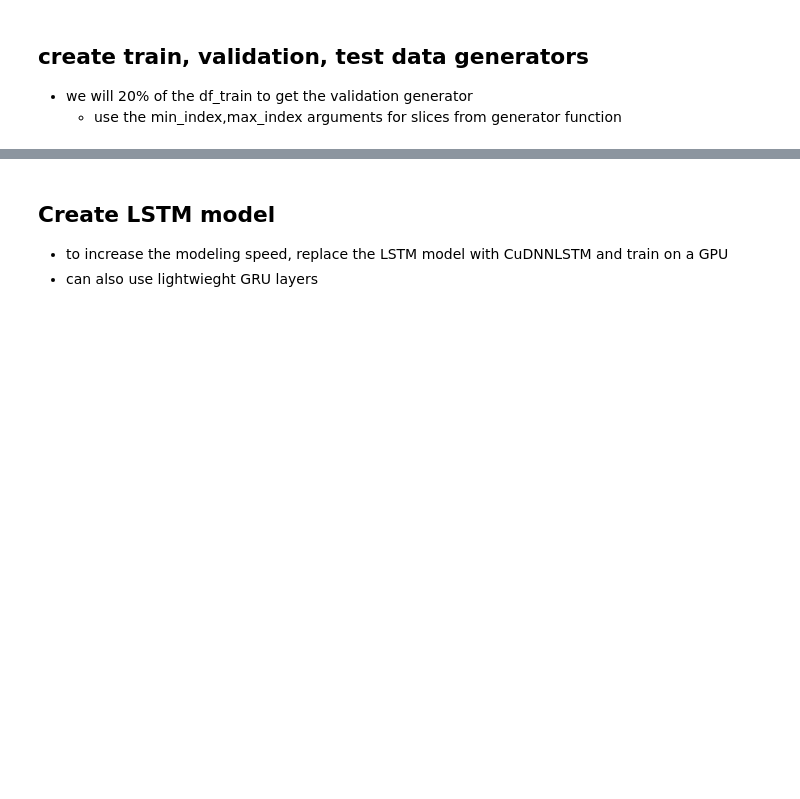
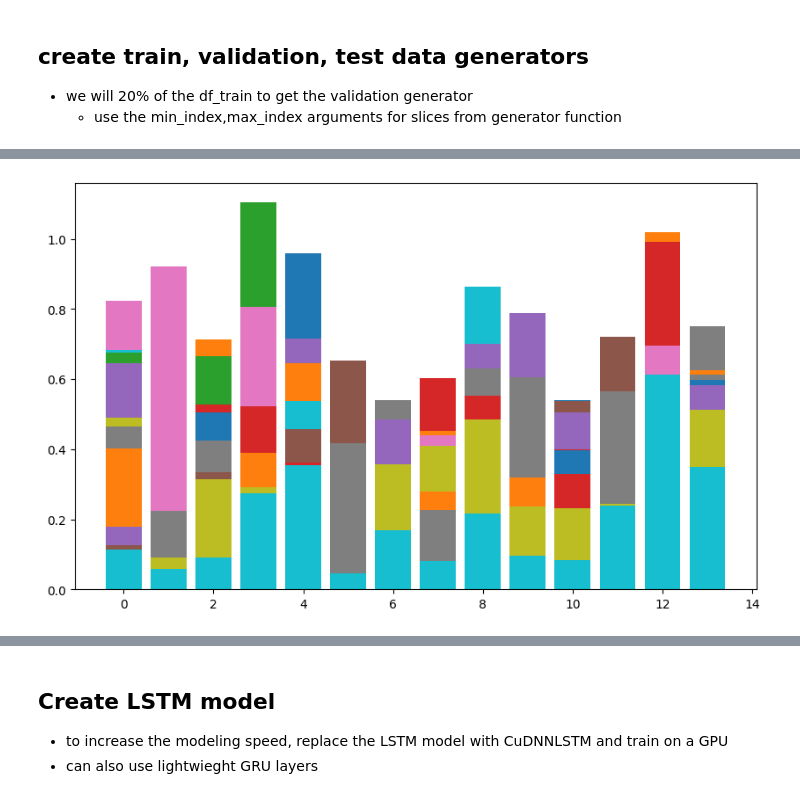
Before and after one commit to grinwi/smartboiler, a Jupyter notebook: src/smartboiler/lstm_example_with_multivariate_time_series 2.ipynb, the cells around one changed output, grey strips where cells are left out. Saved outputs shown, nothing was run; the diff lists cells and outputs as text; code cells hidden in the pictures; blank space fills up the shorter version.

```diff
--- a/src/smartboiler/lstm_example_with_multivariate_time_series 2.ipynb
+++ b/src/smartboiler/lstm_example_with_multivariate_time_series 2.ipynb
@@ -440,0 +528,10 @@ End training
+# %%
+grouped_df = feature_df.groupby(['feature', 'neuron'])['abs_weight'].sum().reset_index()
+
+# Plotting the bar chart
+plt.figure(figsize=(10, 6))
+for neuron in grouped_df['neuron'].unique():
+    feature_data = grouped_df[grouped_df['neuron'] == neuron]
+    plt.bar(feature_data['feature'], feature_data['abs_weight'], label=feature)
+# %% [output]
+[figure, added]
```
Also changed, not shown: parts of 30 cells of this notebook.
